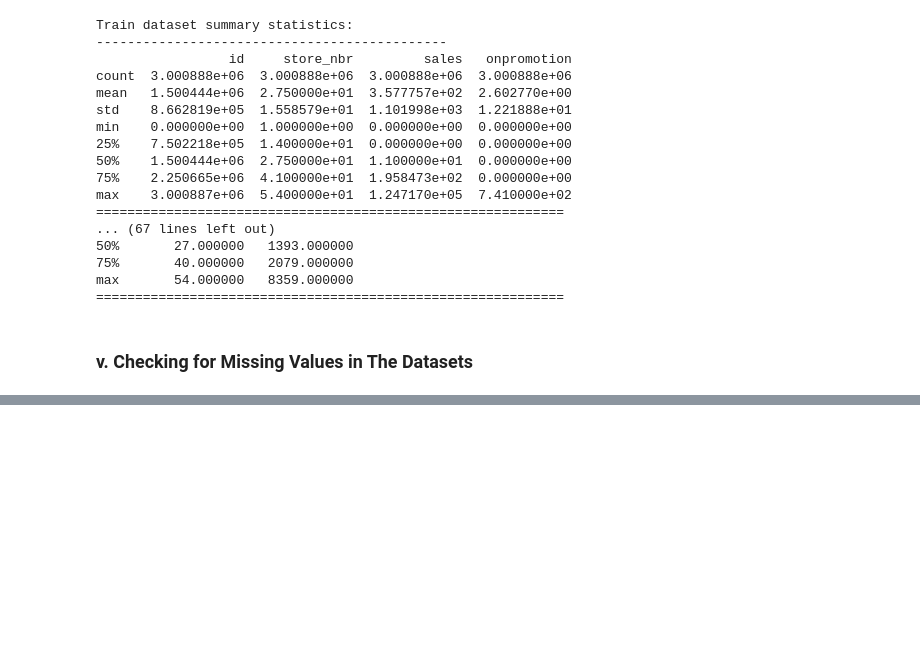
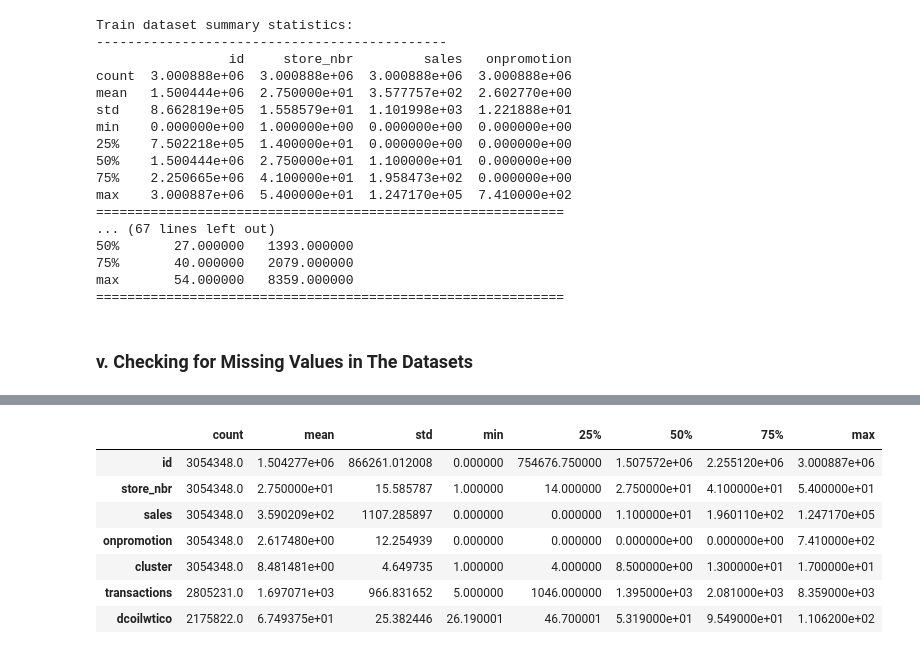
Before and after one commit to rasmodev/Time-Series-Forecasting---ML-Regression-Project, a Jupyter notebook: Regression_Time_Series.ipynb, the cells around one changed output, grey strips where cells are left out. Saved outputs shown, nothing was run; the diff lists cells and outputs as text; code cells hidden in the pictures; blank space fills up the shorter version.

```diff
--- a/Regression_Time_Series.ipynb
+++ b/Regression_Time_Series.ipynb
@@ -399,0 +529,13 @@ Of all the columns in the different datasets, it is only the 'dcoilwtico' column
+# %%
+# Generate summary statistics and transpose the rows and columns of the resultant DataFrame.
+# Transposing flips the DataFrame (the rows become columns and the columns become rows) for better readability
+merged_df.describe().T
+# %% [output]
+|  | count | mean | std | min | 25% | 50% | 75% | max |
+| id | 3054348.0 | 1.504277e+06 | 866261.012008 | 0.000000 | 754676.750000 | 1.507572e+06 | 2.255120e+06 | 3.000887e+06 |
+| store_nbr | 3054348.0 | 2.750000e+01 | 15.585787 | 1.000000 | 14.000000 | 2.750000e+01 | 4.100000e+01 | 5.400000e+01 |
+| sales | 3054348.0 | 3.590209e+02 | 1107.285897 | 0.000000 | 0.000000 | 1.100000e+01 | 1.960110e+02 | 1.247170e+05 |
+| onpromotion | 3054348.0 | 2.617480e+00 | 12.254939 | 0.000000 | 0.000000 | 0.000000e+00 | 0.000000e+00 | 7.410000e+02 |
+| cluster | 3054348.0 | 8.481481e+00 | 4.649735 | 1.000000 | 4.000000 | 8.500000e+00 | 1.300000e+01 | 1.700000e+01 |
+| transactions | 2805231.0 | 1.697071e+03 | 966.831652 | 5.000000 | 1046.000000 | 1.395000e+03 | 2.081000e+03 | 8.359000e+03 |
+| dcoilwtico | 2175822.0 | 6.749375e+01 | 25.382446 | 26.190001 | 46.700001 | 5.319000e+01 | 9.549000e+01 | 1.106200e+02 |
```
Also changed, not shown: parts of 24 cells of this notebook.
